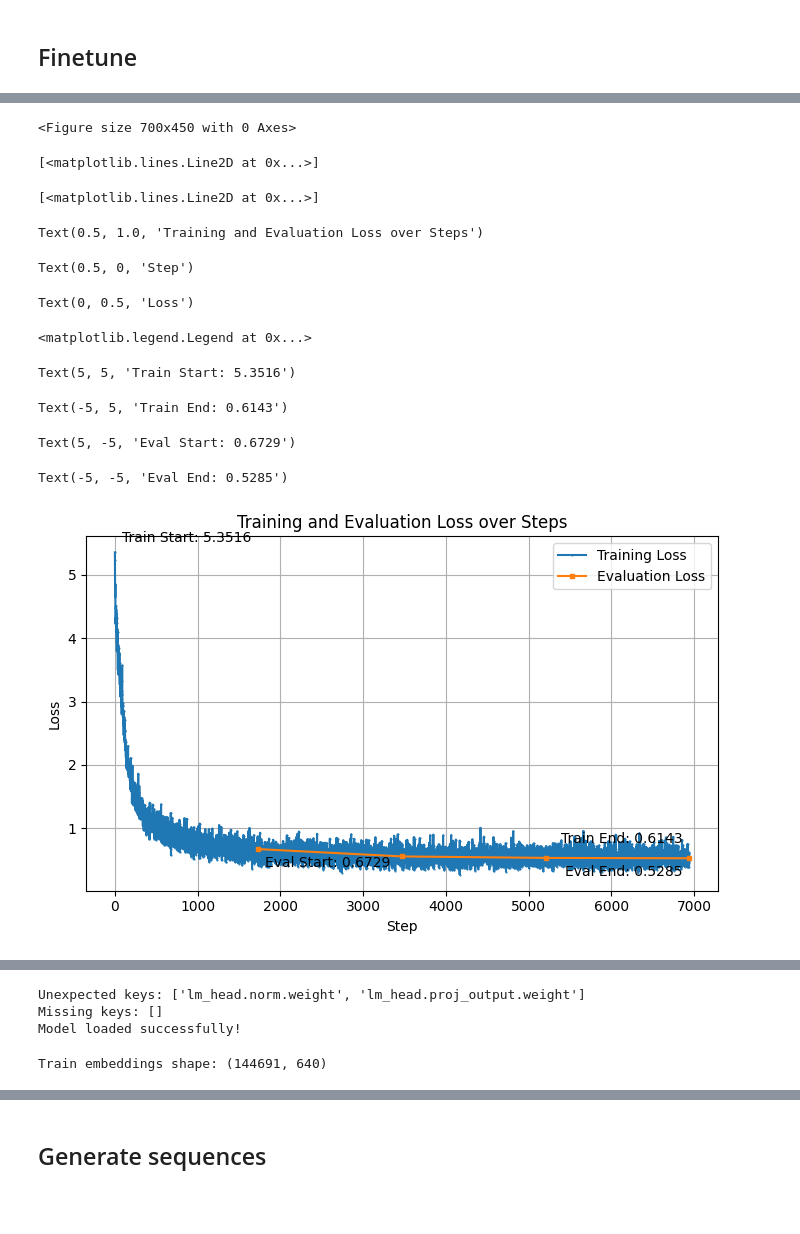
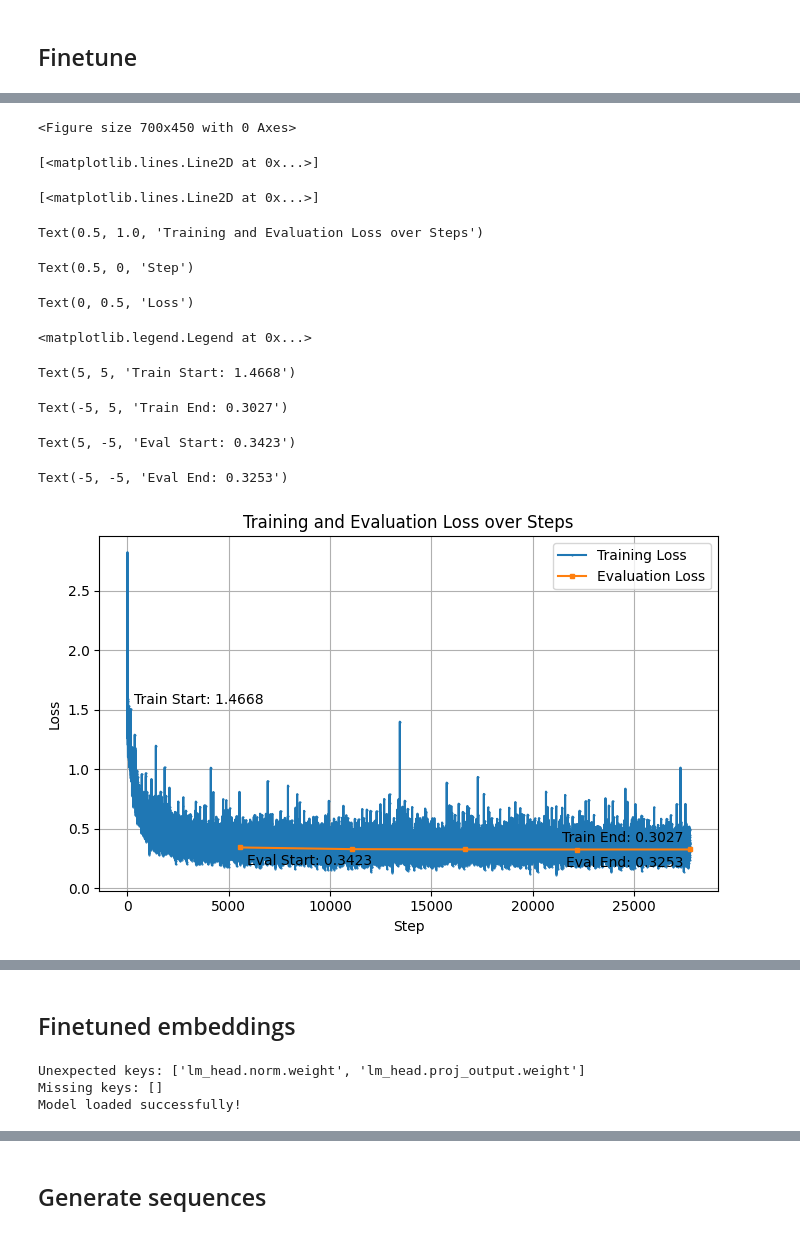
Before and after one commit to wconnell/genplasmid, a Jupyter notebook: notebooks/glm2-bench.ipynb, the cells around one changed output, grey strips where cells are left out. Cells and saved outputs as stored; diff of their text form; code cells hidden in the pictures; blank space fills up the shorter version.

```diff
--- a/notebooks/glm2-bench.ipynb
+++ b/notebooks/glm2-bench.ipynb
@@ -33,7 +34,7 @@ from tqdm import tqdm
 # Create dataloaders
 # Define a function to tokenize the sequences
 def tokenize_function(examples):
-    return tokenizer(examples['glm2_sequence'], truncation=True, padding='max_length', max_length=2048)
+    return tokenizer(examples['glm2_sequence'], truncation=True, padding='max_length', max_length=4096)
 
 # Apply tokenization to the datasets
 data = data.map(tokenize_function, batched=True)
@@ -253,11 +257,13 @@ Text(0.5, 0, 'PCA1')
 # # setup datasets
 # data = load_dataset("wconnell/openplasmid")
 # data = data.filter(lambda x: x['GenBank Raw'] != '')
-# ft_data = data['train'].train_test_split(test_size=0.2)
+ft_data = data['train'].train_test_split(test_size=0.2)
 # ft_data = ft_data.map(lambda x: {'glm2_sequence': genbank_to_glm2(x['GenBank Raw'])})
+ft_data = ft_data.filter(lambda x: x['glm2_sequence'] != '')
+
 
 def tokenize_function(examples):
-    return tokenizer(examples['glm2_sequence'], truncation=True, padding='max_length', max_length=2048)
+    return tokenizer(examples['glm2_sequence'], truncation=True, padding='max_length', max_length=4096)
 
 # Apply tokenization to the datasets
 ft_data = ft_data.map(tokenize_function, batched=True)
@@ -297,14 +289,14 @@ data_collator = DataCollatorForLanguageModeling(
 
 # Define the training arguments
 training_args = TrainingArguments(
-    output_dir="./data/models/finetune",
+    output_dir="./data/models/finetune-v2",
     num_train_epochs=5,
-    per_device_train_batch_size=4,
-    per_device_eval_batch_size=4,
+    per_device_train_batch_size=1,
+    per_device_eval_batch_size=2,
     gradient_accumulation_steps=5, # effective batch size of (per_device_bs * n_device * accum_steps)
-    save_steps=10_000,
+    save_steps=50_000,
     save_total_limit=5,
-    logging_dir='./data/models/finetune/logs',
+    logging_dir='./data/models/finetune-v2/logs',
     logging_steps=1,  # Log every step
     eval_strategy="epoch",  # Evaluate at the end of each epoch
 )
@@ -322,7 +314,7 @@ trainer = Trainer(
 trainer.train()
 
 # Save the fine-tuned model
-model.save_pretrained("./data/models/finetune/final-model")
+model.save_pretrained("./data/models/finetune-v2/final-model")
 # %% [output]
 huggingface/tokenizers: The current process just got forked, after parallelism has already been used. Disabling parallelism to avoid deadlocks...
 To disable this warning, you can either:
@@ -344,7 +336,7 @@ import json
 
 # Extract the loss values from the training output
 if 'trainer' not in locals() or not hasattr(trainer.state, 'log_history'):
-    log_history = json.load(open('data/models/finetune/checkpoint-6940/trainer_state.json'))
+    log_history = json.load(open('data/models/finetune-v2/checkpoint-27750/trainer_state.json'))
     loss_values = log_history['log_history']
 else:
     loss_values = trainer.state.log_history
@@ -362,35 +354,35 @@ plt.plot(eval_steps, eval_losses, marker='s', markersize=3, label='Evaluation Lo
 plt.title('Training and Evaluation Loss over Steps')
 plt.xlabel('Step')
 plt.ylabel('Loss')
 plt.legend()
 plt.grid(True)
 
 # Add text annotations for start and end loss values
 plt.annotate(f'Train Start: {train_losses[0]:.4f}', xy=(1, train_losses[0]), xytext=(5, 5),
              textcoords='offset points', ha='left', va='bottom')
 plt.annotate(f'Train End: {train_losses[-1]:.4f}', xy=(len(train_losses), train_losses[-1]), xytext=(-5, 5),
              textcoords='offset points', ha='right', va='bottom')
 plt.annotate(f'Eval Start: {eval_losses[0]:.4f}', xy=(eval_steps[0], eval_losses[0]), xytext=(5, -5),
              textcoords='offset points', ha='left', va='top')
 plt.annotate(f'Eval End: {eval_losses[-1]:.4f}', xy=(eval_steps[-1], eval_losses[-1]), xytext=(-5, -5),
              textcoords='offset points', ha='right', va='top')
 
 plt.tight_layout()
 plt.show()
 
 # Print the final losses
 print(f"Final training loss: {train_losses[-1]:.4f}")
 print(f"Final evaluation loss: {eval_losses[-1]:.4f}")
 # %% [output]
 <Figure size 700x450 with 0 Axes>
 [<matplotlib.lines.Line2D at 0x...>]
 [<matplotlib.lines.Line2D at 0x...>]
 Text(0.5, 1.0, 'Training and Evaluation Loss over Steps')
 Text(0.5, 0, 'Step')
 Text(0, 0.5, 'Loss')
 <matplotlib.legend.Legend at 0x...>
-Text(5, 5, 'Train Start: 5.3516')
+Text(5, 5, 'Train Start: 1.4668')
-Text(-5, 5, 'Train End: 0.6143')
+Text(-5, 5, 'Train End: 0.3027')
-Text(5, -5, 'Eval Start: 0.6729')
+Text(5, -5, 'Eval Start: 0.3423')
-Text(-5, -5, 'Eval End: 0.5285')
+Text(-5, -5, 'Eval End: 0.3253')
-[figure, old version]
+[figure, new version]
@@ -399,3 +391,5 @@ Final evaluation loss: 0.5285
+# %% [markdown]
+## Finetuned embeddings
 # %%
 from transformers import AutoModel
 import torch
@@ -462,11 +467,0 @@ data.set_format(type='torch', columns=['input_ids', 'attention_mask'])
-# %%
-# Create dataloaders
-dataloader = DataLoader(data['train'], batch_size=128, shuffle=False)
-
-# Generate embeddings for train and eval datasets
-ft_embeddings = generate_embeddings(dataloader)
-
-print(f"Train embeddings shape: {ft_embeddings.shape}")
-np.save('data/glm2_ft_embeddings.npy', ft_embeddings)
-# %% [output]
-Train embeddings shape: (144691, 640)
```
Also changed, not shown: parts of 33 cells of this notebook.
